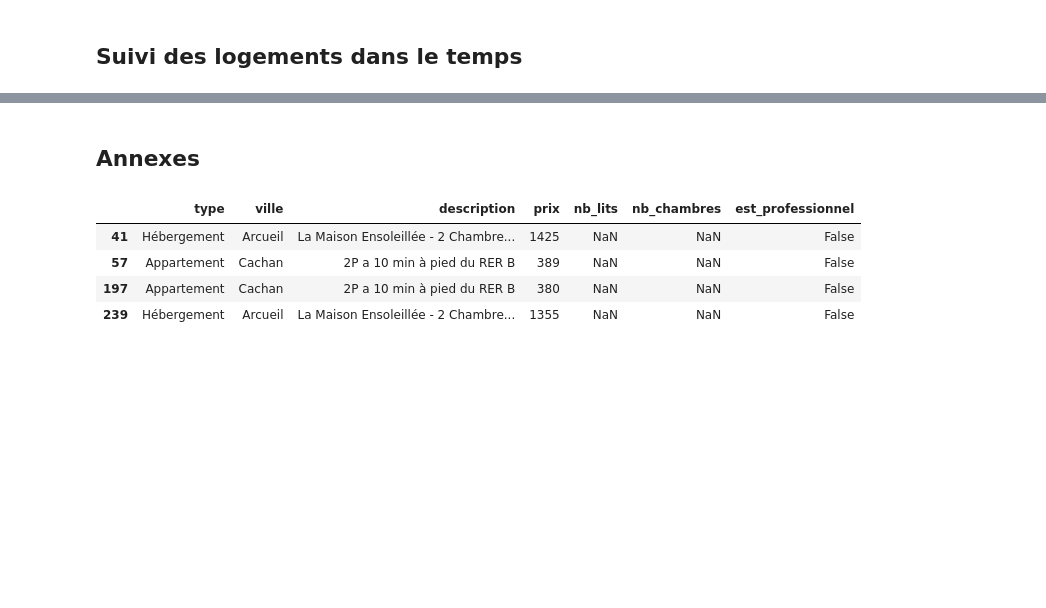
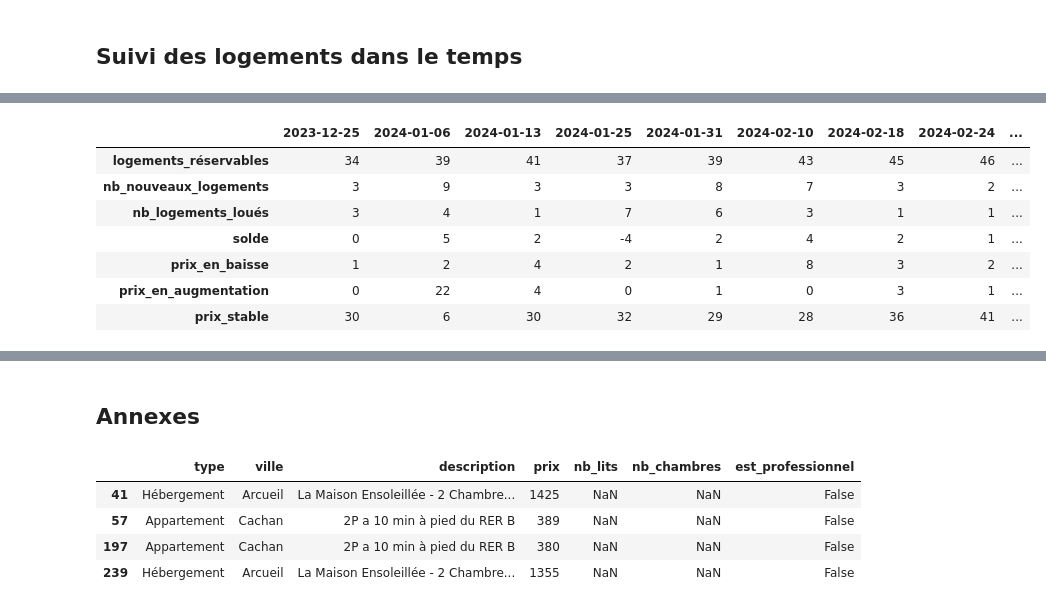
Before and after one commit to PierreDesmet/AirBNB_JO_2024, a Jupyter notebook: Analyses.ipynb, the cells around one changed output, grey strips where cells are left out. Saved outputs shown, nothing was run; the diff lists cells and outputs as text; code cells hidden in the pictures; blank space fills up the shorter version.

```diff
--- a/Analyses.ipynb
+++ b/Analyses.ipynb
@@ -191,21 +191,0 @@ plt.title(f"Évolution des prix des\n{', '.join(types)} à {ville}", fontsize=16
-# %%
-def make_stats(pivot, date_cols=date_cols):
-    stats = dict()
-
-    for date in date_cols[1:]:
-        previous_date = date_cols[date_cols.index(date) - 1]
-        stats[date] = dict()
-        stats[date]['logements_réservables'] = pivot[date].notnull().sum()
-        stats[date]['nb_nouveaux_logements'] = (pivot.première_date_connue == date).sum()
-        stats[date]['nb_logements_loués'] = ((pivot.dernière_date_connue == previous_date) & (pivot.loué)).sum()
-        stats[date]['solde'] = stats[date]['nb_nouveaux_logements'] - stats[date]['nb_logements_loués']
-
-        # Evolution des prix :
-        stats[date]['prix_en_baisse'] = (pivot[previous_date] > pivot[date]).sum()
-        stats[date]['prix_en_augmentation'] = (pivot[previous_date] < pivot[date]).sum()
-        stats[date]['prix_stable'] = (pivot[previous_date] == pivot[date]).sum()
-
-    return pd.DataFrame(stats)
-
-stats = make_stats(pivot, date_cols=date_cols)
-stats
@@ -294,0 +192,30 @@ animation.save('todel.mp4', fps = 1)
+# %%
+def make_stats(pivot, date_cols=date_cols):
+    stats = dict()
+
+    for date in date_cols[1:]:
+        previous_date = date_cols[date_cols.index(date) - 1]
+        stats[date] = dict()
+        stats[date]['logements_réservables'] = pivot[date].notnull().sum()
+        stats[date]['nb_nouveaux_logements'] = (pivot.première_date_connue == date).sum()
+        stats[date]['nb_logements_loués'] = ((pivot.dernière_date_connue == previous_date) & (pivot.loué)).sum()
+        stats[date]['solde'] = stats[date]['nb_nouveaux_logements'] - stats[date]['nb_logements_loués']
+
+        # Evolution des prix :
+        stats[date]['prix_en_baisse'] = (pivot[previous_date] > pivot[date]).sum()
+        stats[date]['prix_en_augmentation'] = (pivot[previous_date] < pivot[date]).sum()
+        stats[date]['prix_stable'] = (pivot[previous_date] == pivot[date]).sum()
+
+    return pd.DataFrame(stats)
+
+stats = make_stats(pivot.query("ville == 'Cachan'"), date_cols=date_cols)
+stats
+# %% [output]
+|  | 2023-12-25 | 2024-01-06 | 2024-01-13 | 2024-01-25 | 2024-01-31 | 2024-02-10 | 2024-02-18 | 2024-02-24 | ... |
+| logements_réservables | 34 | 39 | 41 | 37 | 39 | 43 | 45 | 46 | ... |
+| nb_nouveaux_logements | 3 | 9 | 3 | 3 | 8 | 7 | 3 | 2 | ... |
+| nb_logements_loués | 3 | 4 | 1 | 7 | 6 | 3 | 1 | 1 | ... |
+| solde | 0 | 5 | 2 | -4 | 2 | 4 | 2 | 1 | ... |
+| prix_en_baisse | 1 | 2 | 4 | 2 | 1 | 8 | 3 | 2 | ... |
+| prix_en_augmentation | 0 | 22 | 4 | 0 | 1 | 0 | 3 | 1 | ... |
+| prix_stable | 30 | 6 | 30 | 32 | 29 | 28 | 36 | 41 | ... |
```
Also changed, not shown: parts of 18 cells of this notebook, 16 other files.
